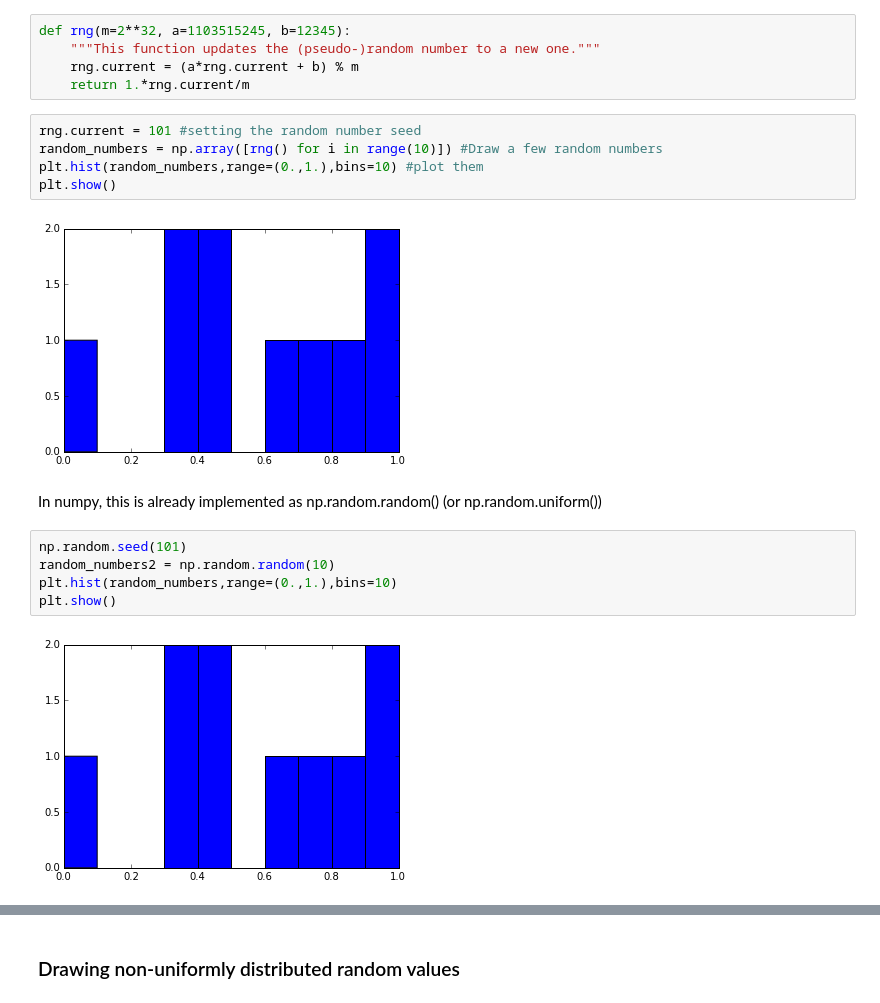
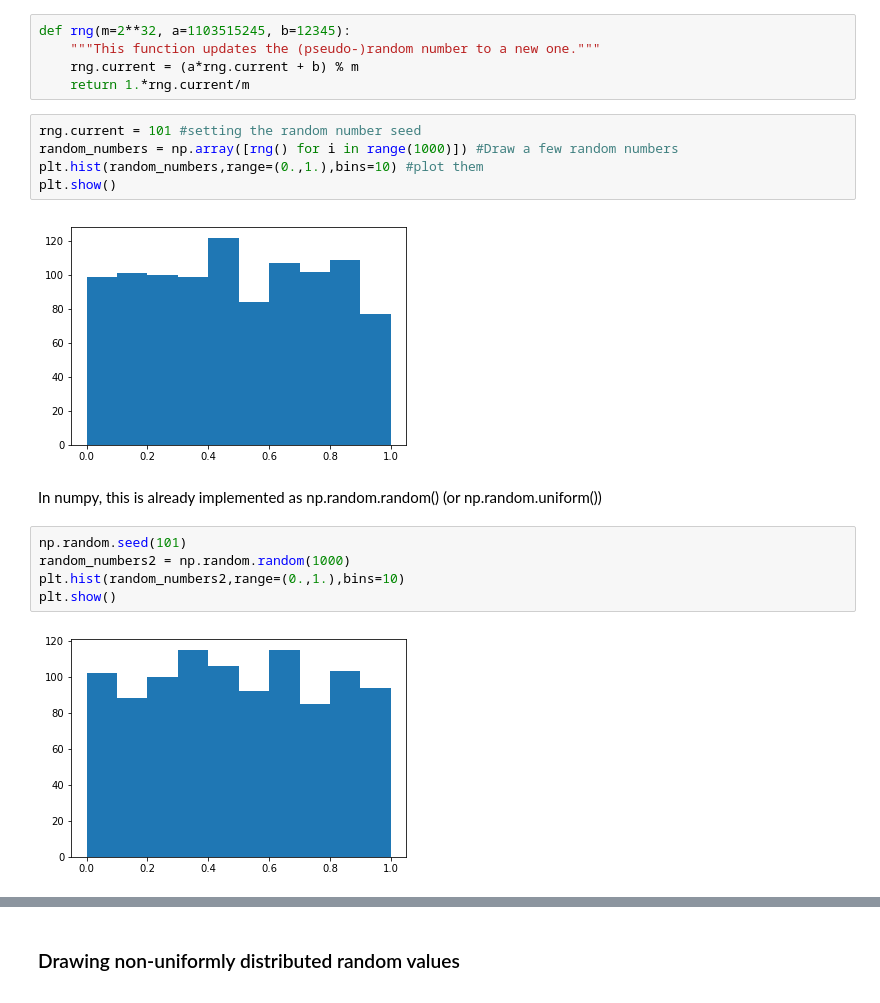
Before and after one commit to ttricco/cta200h, a Jupyter notebook: lecture6/monte_carlo.ipynb, the cells around one changed output, grey strips where cells are left out. Drawn from its saved outputs; the diff is of its cells as text.

```diff
--- a/lecture6/monte_carlo.ipynb
+++ b/lecture6/monte_carlo.ipynb
@@ -30,17 +59,17 @@ def rng(m=2**32, a=1103515245, b=12345):
     return 1.*rng.current/m
 # %%
 rng.current = 101 #setting the random number seed
-random_numbers = np.array([rng() for i in range(10)]) #Draw a few random numbers
+random_numbers = np.array([rng() for i in range(1000)]) #Draw a few random numbers
 plt.hist(random_numbers,range=(0.,1.),bins=10) #plot them
 plt.show()
 # %% [output]
-[figure, old version]
+[figure, new version]
 # %% [markdown]
 In numpy, this is already implemented as np.random.random() (or np.random.uniform())
 # %%
 np.random.seed(101)
-random_numbers2 = np.random.random(10)
-plt.hist(random_numbers,range=(0.,1.),bins=10)
+random_numbers2 = np.random.random(1000)
+plt.hist(random_numbers2,range=(0.,1.),bins=10)
 plt.show()
 # %% [output]
-[figure, old version]
+[figure, new version]
```
Also changed, not shown: parts of 52 cells of this notebook.
